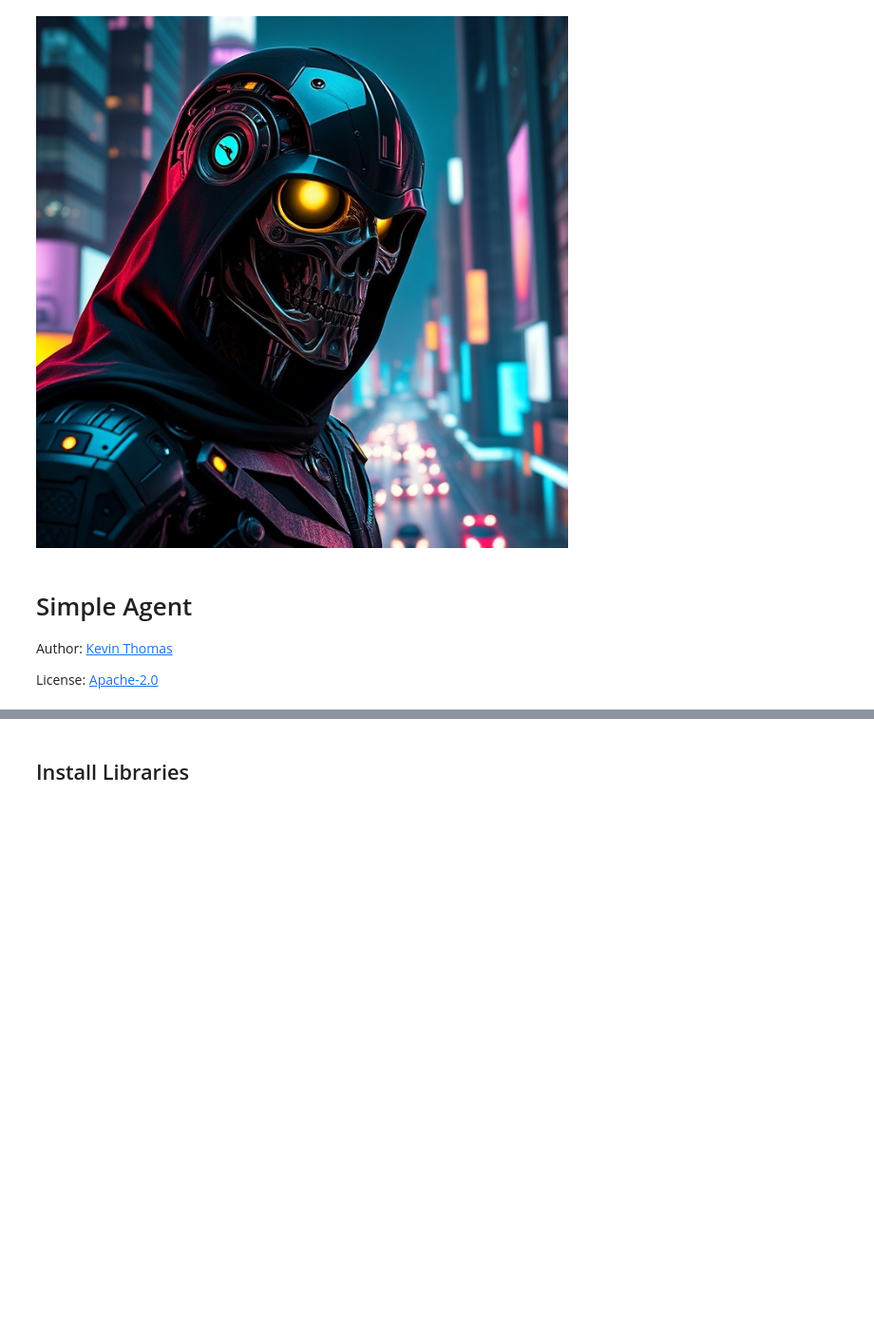
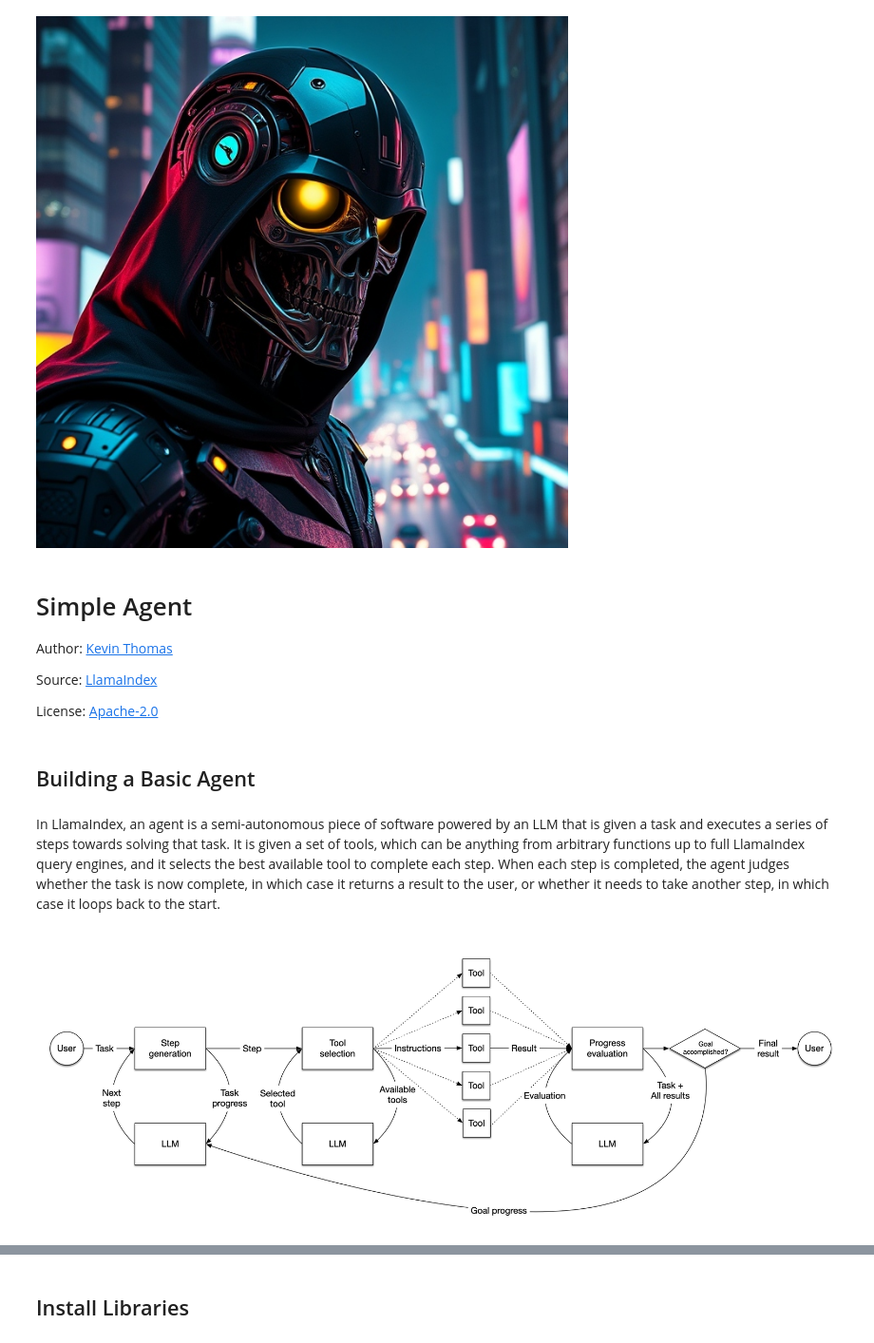
Before and after one commit to mytechnotalent/Simple-Agent, a Jupyter notebook: Simple-Agent.ipynb, the cells around one changed output, grey strips where cells are left out. Shown at 95% size. Saved outputs shown, nothing was run; the diff lists cells and outputs as text; code cells hidden in the pictures; blank space fills up the shorter version.

```diff
--- a/Simple-Agent.ipynb
+++ b/Simple-Agent.ipynb
@@ -9,4 +9,14 @@ Image(filename = 'Simple-Agent.jpeg')
 
 Author: [Kevin Thomas](mailto:ket189@pitt.edu)
 
+Source: [LlamaIndex](https://docs.llamaindex.ai/en/stable/understanding/agent)
+
 License: [Apache-2.0](https://github.com/mytechnotalent/Simple-Agent/blob/main/LICENSE)
+# %% [markdown]
+## Building a Basic Agent
+# %% [markdown]
+In LlamaIndex, an agent is a semi-autonomous piece of software powered by an LLM that is given a task and executes a series of steps towards solving that task. It is given a set of tools, which can be anything from arbitrary functions up to full LlamaIndex query engines, and it selects the best available tool to complete each step. When each step is completed, the agent judges whether the task is now complete, in which case it returns a result to the user, or whether it needs to take another step, in which case it loops back to the start.
+# %%
+Image(filename = 'agent_flow.png')
+# %% [output]
+[figure, added]
```
Also changed, not shown: parts of 23 cells of this notebook, 3 other files.
